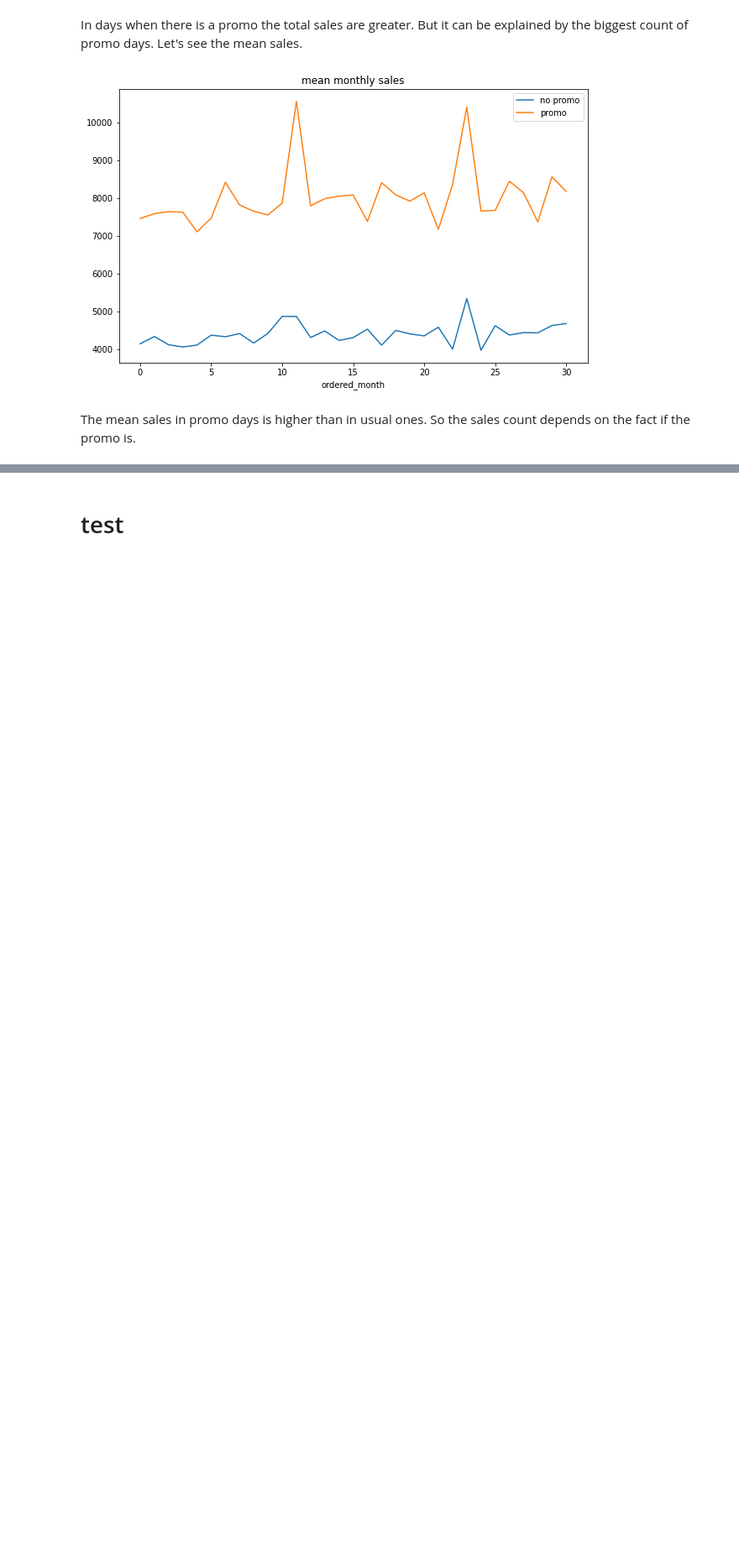
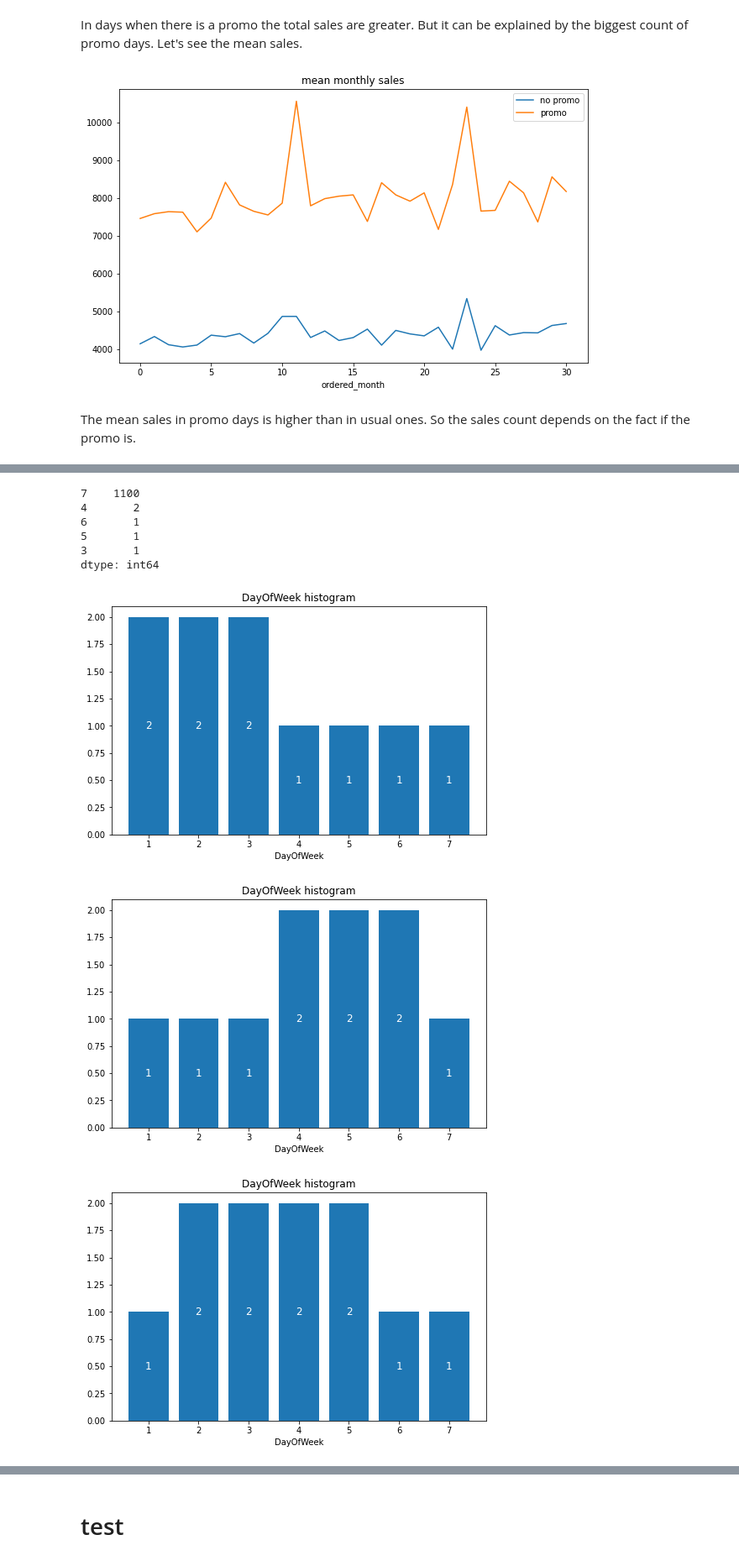
Before and after one commit to vkhmara/EPAM-Internship, a Jupyter notebook: Rossmann Store Sales/EDA.ipynb, the cells around one changed output, grey strips where cells are left out. Shown: that part at 84% size. Saved outputs shown, nothing was run; the diff lists cells and outputs as text; code cells hidden in the pictures; blank space fills up the shorter version.

```diff
--- a/Rossmann Store Sales/EDA.ipynb
+++ b/Rossmann Store Sales/EDA.ipynb
@@ -515,0 +526,9 @@ The mean sales in promo days is higher than in usual ones. So the sales count de
+# %%
+weekends = {}
+for store_id in store.Store:
+    store_info = train[(train.Open == 0) & (train.Store == store_id)]
+    weekday_count = store_info.DayOfWeek.value_counts()
+    try:
+        weekends[store_id] = weekday_count.index[weekday_count.argmax()]
+    except:
+        print(store_id)
@@ -515,0 +546,21 @@ The mean sales in promo days is higher than in usual ones. So the sales count de
+# %%
+pd.value_counts(list(weekends.values()))
+# %% [output]
+7    1100
+4       2
+6       1
+5       1
+3       1
+dtype: int64
+# %%
+stores_with_work_sunday = []
+for key, value in weekends.items():
+    if value != 7:
+        stores_with_work_sunday.append(key)
+# %%
+for store_id in stores_with_work_sunday:
+    bar(train[(train.Store == store_id) & (train.Open == 0)], 'DayOfWeek', figsize=(8, 5))
+# %% [output]
+[figure, added]
+[figure, added]
+[figure, added]
```
Also changed, not shown: parts of 53 cells of this notebook.
